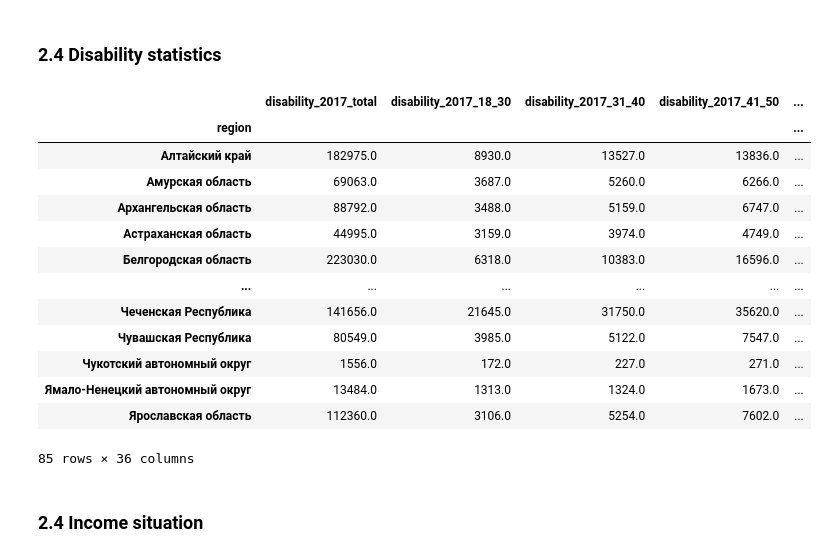
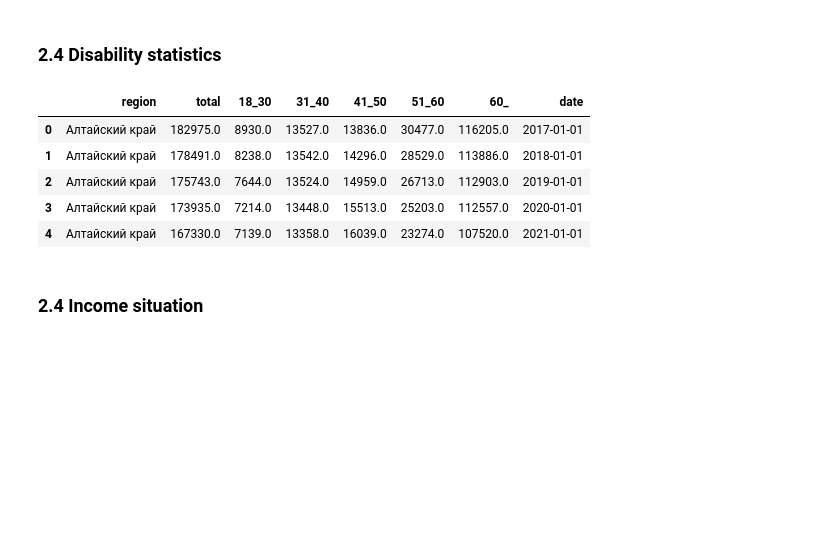
Before and after one commit to helios12/DataScienceProjects, a Jupyter notebook: projects/project-7-final/Project-7.Identification_of_vulnerable_population_groups.ipynb, the cells around one changed output. Cells and saved outputs as stored; diff of their text form; code cells hidden in the pictures; blank space fills up the shorter version.

```diff
--- a/projects/project-7-final/Project-7.Identification_of_vulnerable_population_groups.ipynb
+++ b/projects/project-7-final/Project-7.Identification_of_vulnerable_population_groups.ipynb
@@ -108,24 +108,15 @@ data_child_mortality_urban.head()
 # %%
 data_disability = pd.read_csv('data/disabled_total_by_age_2017_2022.csv', sep=';')
 data_disability = data_disability[data_disability['date'].str.endswith('01-01')]
-
-
-flatten_table(data_disability, ['2017', '2018', '2019', '2020', '2021', '2022'])
+data_disability = data_disability.reset_index(drop=True)
+data_disability.head()
 # %% [output]
-|  | disability_2017_total | disability_2017_18_30 | disability_2017_31_40 | disability_2017_41_50 | ... |
-| region |  |  |  |  | ... |
-| Алтайский край | 182975.0 | 8930.0 | 13527.0 | 13836.0 | ... |
-| Амурская область | 69063.0 | 3687.0 | 5260.0 | 6266.0 | ... |
-| Архангельская область | 88792.0 | 3488.0 | 5159.0 | 6747.0 | ... |
-| Астраханская область | 44995.0 | 3159.0 | 3974.0 | 4749.0 | ... |
-| Белгородская область | 223030.0 | 6318.0 | 10383.0 | 16596.0 | ... |
-| ... | ... | ... | ... | ... | ... |
-| Чеченская Республика | 141656.0 | 21645.0 | 31750.0 | 35620.0 | ... |
-| Чувашская Республика | 80549.0 | 3985.0 | 5122.0 | 7547.0 | ... |
-| Чукотский автономный округ | 1556.0 | 172.0 | 227.0 | 271.0 | ... |
-| Ямало-Ненецкий автономный округ | 13484.0 | 1313.0 | 1324.0 | 1673.0 | ... |
-| Ярославская область | 112360.0 | 3106.0 | 5254.0 | 7602.0 | ... |
+|  | region | total | 18_30 | 31_40 | 41_50 | 51_60 | 60_ | date |
+| 0 | Алтайский край | 182975.0 | 8930.0 | 13527.0 | 13836.0 | 30477.0 | 116205.0 | 2017-01-01 |
+| 1 | Алтайский край | 178491.0 | 8238.0 | 13542.0 | 14296.0 | 28529.0 | 113886.0 | 2018-01-01 |
+| 2 | Алтайский край | 175743.0 | 7644.0 | 13524.0 | 14959.0 | 26713.0 | 112903.0 | 2019-01-01 |
+| 3 | Алтайский край | 173935.0 | 7214.0 | 13448.0 | 15513.0 | 25203.0 | 112557.0 | 2020-01-01 |
+| 4 | Алтайский край | 167330.0 | 7139.0 | 13358.0 | 16039.0 | 23274.0 | 107520.0 | 2021-01-01 |
-85 rows × 36 columns
 # %% [markdown]
 ### 2.4 Income situation
 # %% [markdown]
```
